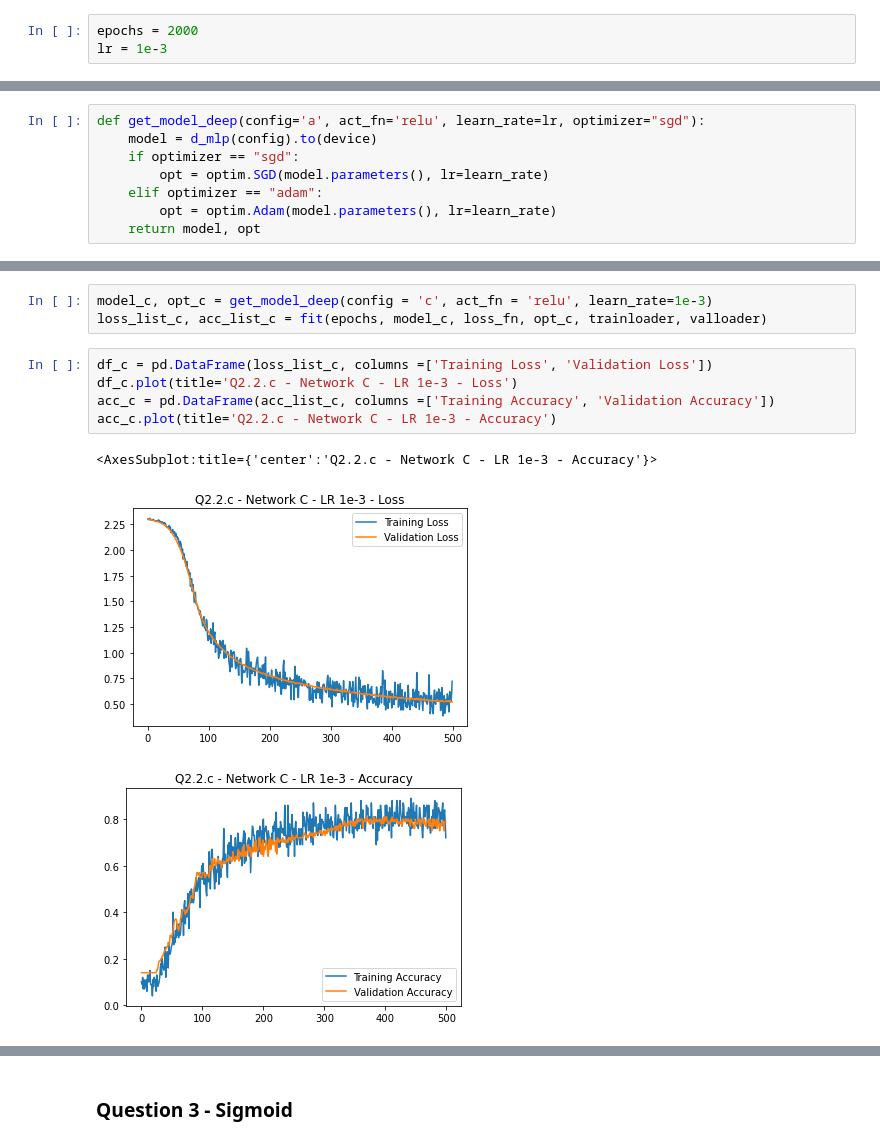
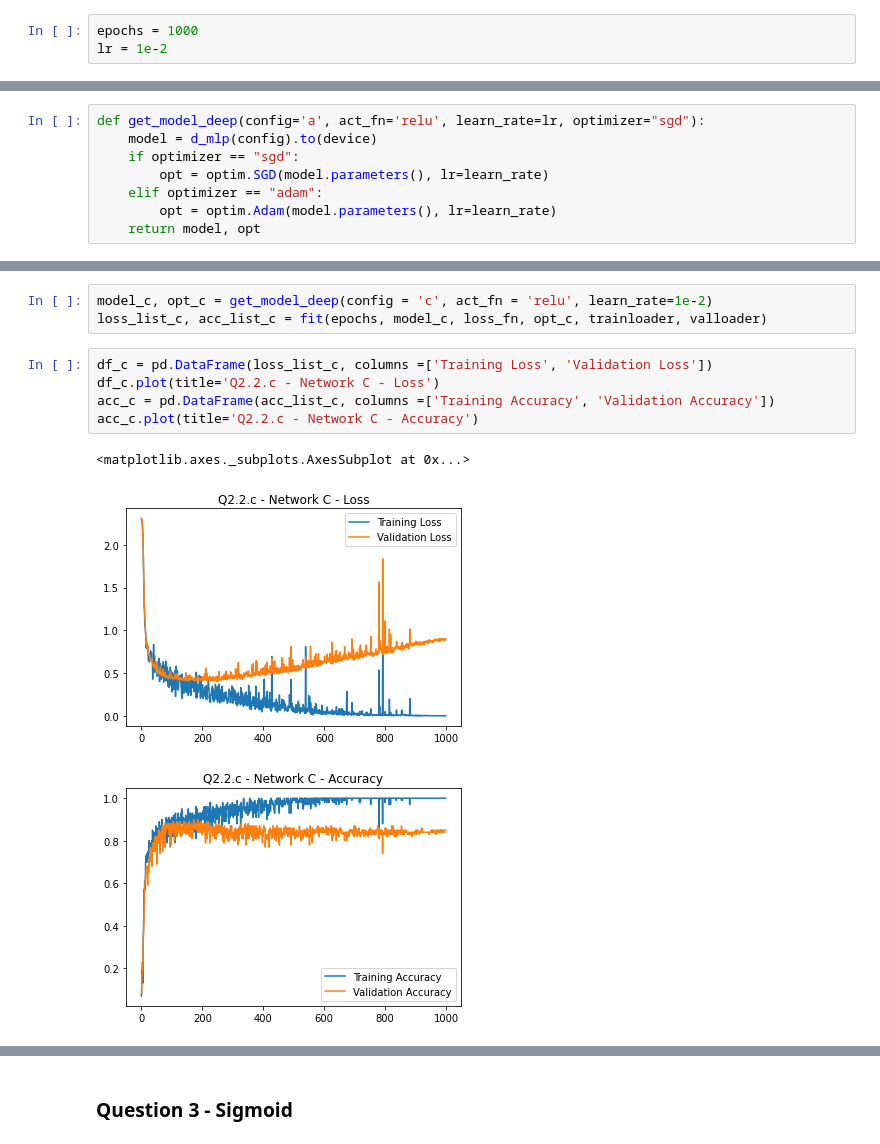
Before and after one commit to jlgao2/ece4179, a Jupyter notebook: hw2/hw2_Q2.ipynb, the cells around one changed output, grey strips where cells are left out. Saved outputs shown, nothing was run; the diff lists cells and outputs as text.

```diff
--- a/hw2/hw2_Q2.ipynb
+++ b/hw2/hw2_Q2.ipynb
@@ -15,8 +15,8 @@ from torch.optim.lr_scheduler import StepLR
 device = torch.device(
     "cuda") if torch.cuda.is_available() else torch.device("cpu")
 # %%
-epochs = 2000
-lr = 1e-3
+epochs = 1000
+lr = 1e-2
 # %% [markdown]
 ## Q2 dataloader
 
@@ -290,12 +316,12 @@ acc_b.plot(title='Q2.2.b - Network B - LR 1e-3 - Accuracy')
 # %%
-model_c, opt_c = get_model_deep(config = 'c', act_fn = 'relu', learn_rate=1e-3)
+model_c, opt_c = get_model_deep(config = 'c', act_fn = 'relu', learn_rate=1e-2)
 loss_list_c, acc_list_c = fit(epochs, model_c, loss_fn, opt_c, trainloader, valloader)
 # %%
 df_c = pd.DataFrame(loss_list_c, columns =['Training Loss', 'Validation Loss'])
-df_c.plot(title='Q2.2.c - Network C - LR 1e-3 - Loss')
+df_c.plot(title='Q2.2.c - Network C - Loss')
 acc_c = pd.DataFrame(acc_list_c, columns =['Training Accuracy', 'Validation Accuracy'])
-acc_c.plot(title='Q2.2.c - Network C - LR 1e-3 - Accuracy')
+acc_c.plot(title='Q2.2.c - Network C - Accuracy')
 # %% [output]
-<AxesSubplot:title={'center':'Q2.2.c - Network C - LR 1e-3 - Accuracy'}>
+<matplotlib.axes._subplots.AxesSubplot at 0x...>
-[figure, old version]
+[figure, new version]
-[figure, old version]
+[figure, new version]
```
Also changed, not shown: parts of 22 cells of this notebook, 1 other file.
